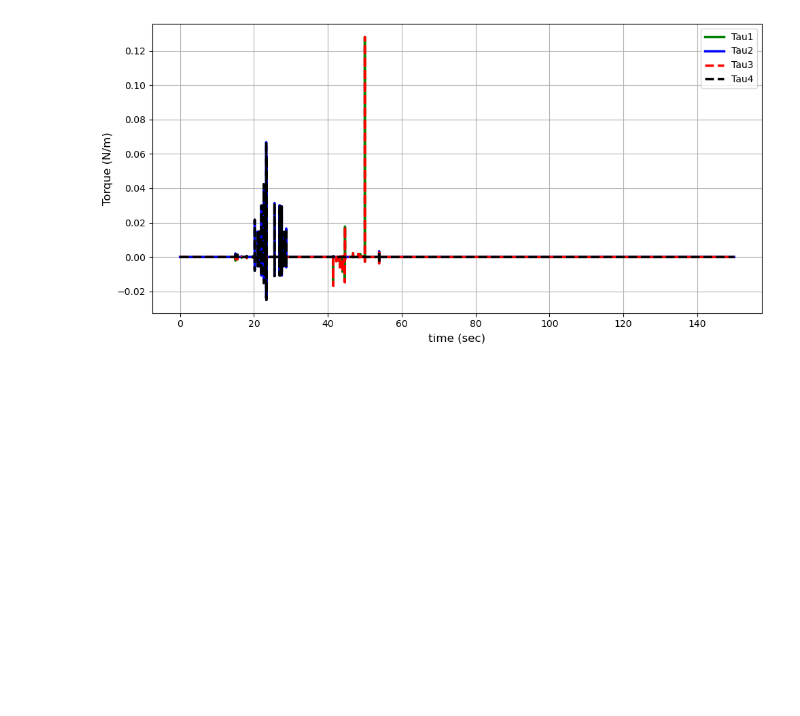
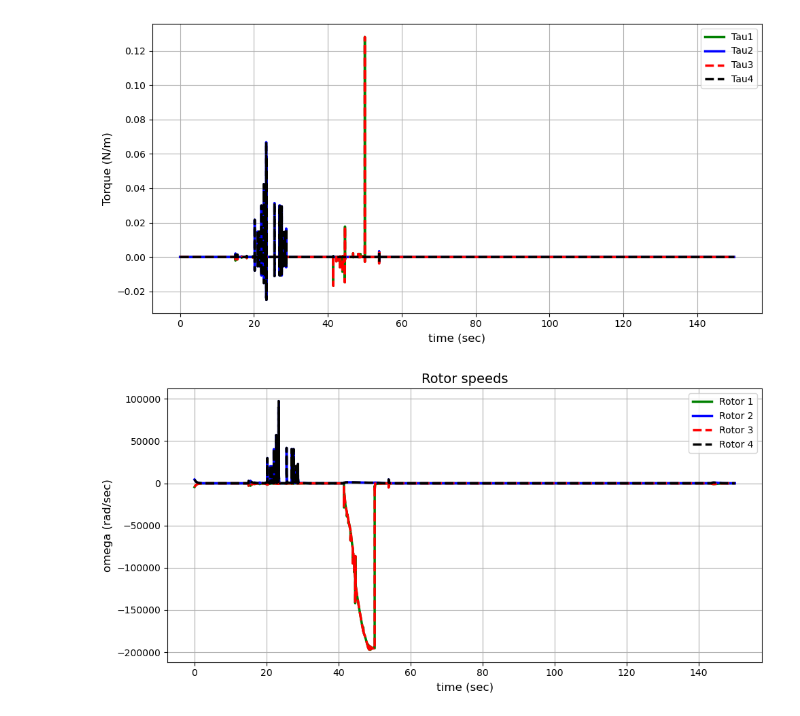
Before and after one commit to tsaatci/352finalproject, a Jupyter notebook: Simulation Code.ipynb, the cells around one changed output. Cells and saved outputs as stored; diff of their text form; code cells hidden in the pictures; blank space fills up the shorter version.

```diff
--- a/Simulation Code.ipynb
+++ b/Simulation Code.ipynb
@@ -1039,3 +1090,32 @@ ax1.legend()
 ax1.grid()
 # %% [output]
 [figure]
+# %%
+n = len(omega3_list)
+times_o3 = []
+o1 = []
+o2 = []
+o3 = []
+o4 = []
+for i in range(0,n):
+    times_o3.append(i*dt)
+    o1.append(re(omega3_list[i][0])+im(omega3_list[i][0]))
+    o2.append(re(omega3_list[i][1])+im(omega3_list[i][1]))
+    o3.append(re(omega3_list[i][2])+im(omega3_list[i][2]))
+    o4.append(re(omega3_list[i][3])+im(omega3_list[i][3]))
+
+fig1t = plt.figure(figsize=(10, 5),tight_layout = True)
+
+# Create a plot of position x versus time
+ax1 = fig1t.add_subplot(111)
+ax1.set_xlabel("time (sec)", fontsize=12)
+ax1.plot(times_o3, o1, 'g-', lw=2.5, label="Rotor 1")
+ax1.plot(times_o3, o2, 'b-', lw=2.5, label="Rotor 2")
+ax1.plot(times_o3, o3, 'r--', lw=2.5, label="Rotor 3")
+ax1.plot(times_o3, o4, 'k--', lw=2.5, label="Rotor 4")
+ax1.set_ylabel("omega (rad/sec)", fontsize=12)
+ax1.set_title("Rotor speeds", fontsize=14)
+ax1.legend()
+ax1.grid()
+# %% [output]
+[figure, added]
```
Also changed, not shown: parts of 4 cells of this notebook.
